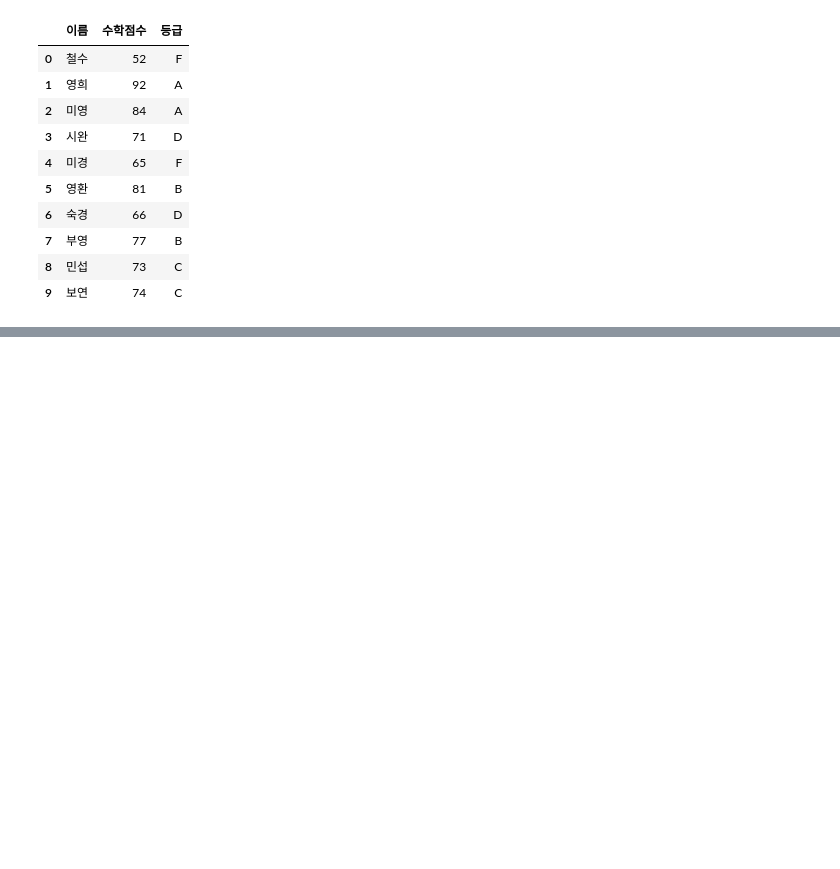
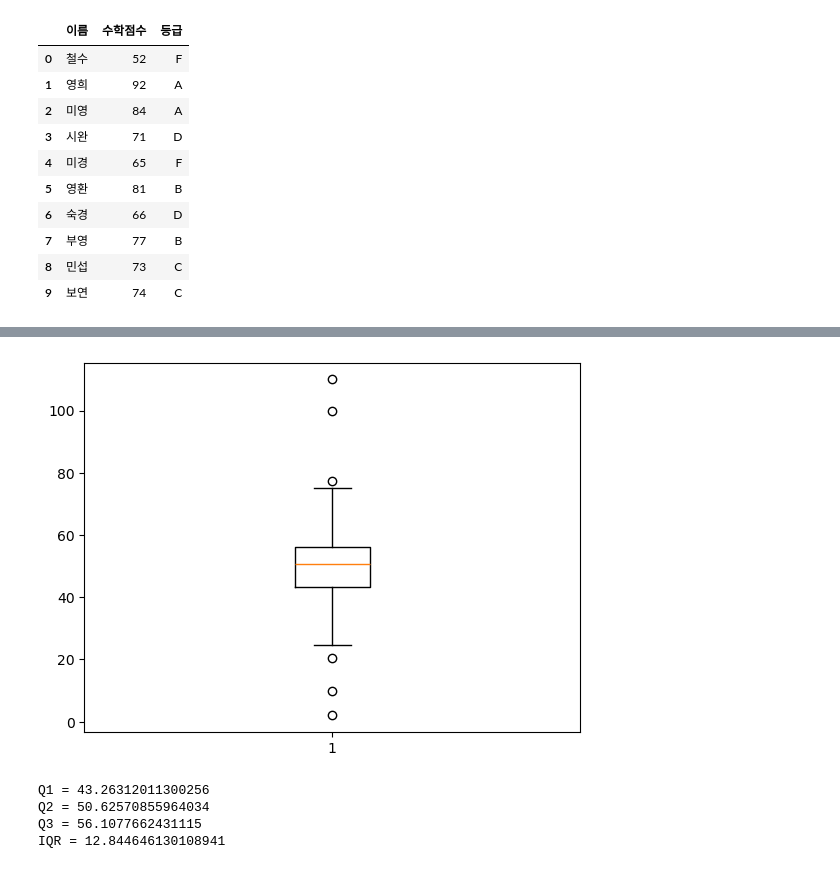
Before and after one commit to YoungriKIM/Engineer_Big_Data_Analysis, a Jupyter notebook: 이기적/자습_part2_chapter2.ipynb, the cells around one changed output, grey strips where cells are left out. Saved outputs shown, nothing was run; the diff lists cells and outputs as text; code cells hidden in the pictures; blank space fills up the shorter version.

```diff
--- a/이기적/자습_part2_chapter2.ipynb
+++ b/이기적/자습_part2_chapter2.ipynb
@@ -304,0 +612,5 @@ df
+# %%
+plt.boxplot(df["값"])
+plt.show()
+# %% [output]
+[figure, added]
@@ -304,0 +623,15 @@ df
+# %%
+Q1 = df.값.quantile(.25)
+Q2 = df.값.quantile(.5)
+Q3 = df.값.quantile(.75)
+IQR = Q3 - Q1
+
+print("Q1 =",Q1)
+print("Q2 =",Q2)
+print("Q3 =",Q3)
+print("IQR =",IQR)
+# %% [output]
+Q1 = 43.26312011300256
+Q2 = 50.62570855964034
+Q3 = 56.1077662431115
+IQR = 12.844646130108941
```
Also changed, not shown: parts of 37 cells of this notebook, 1 other file.
